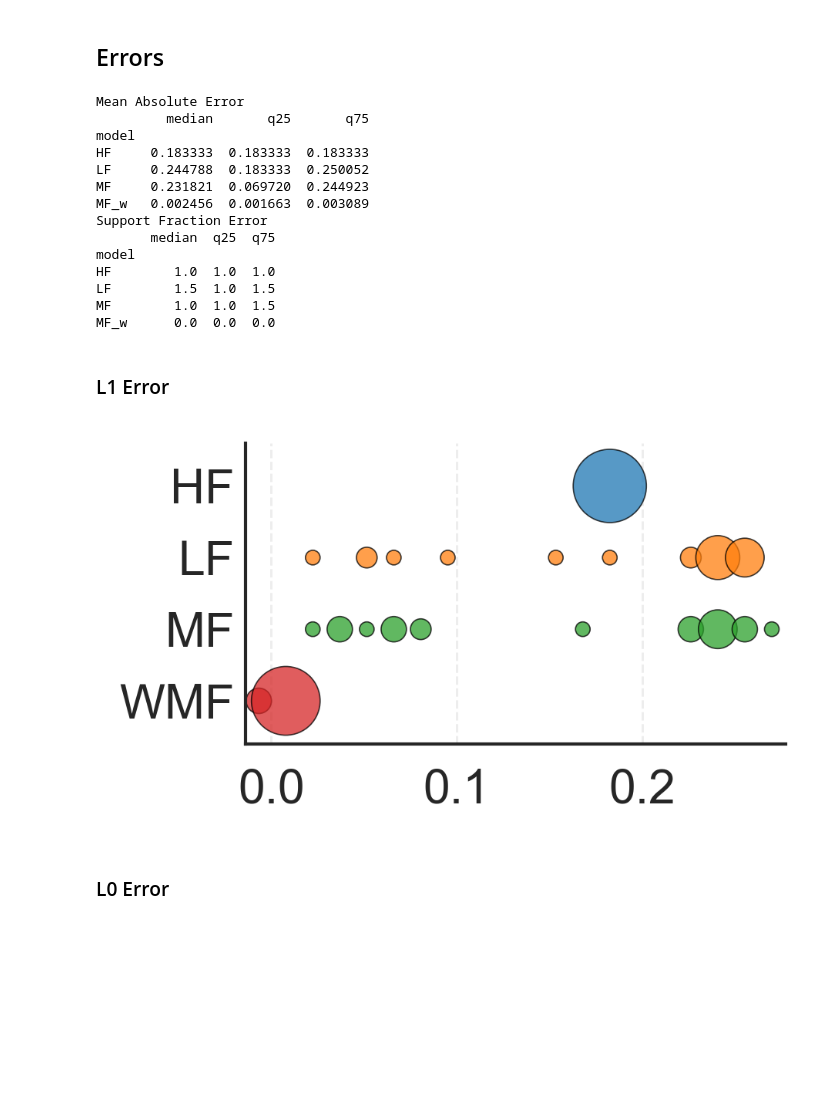
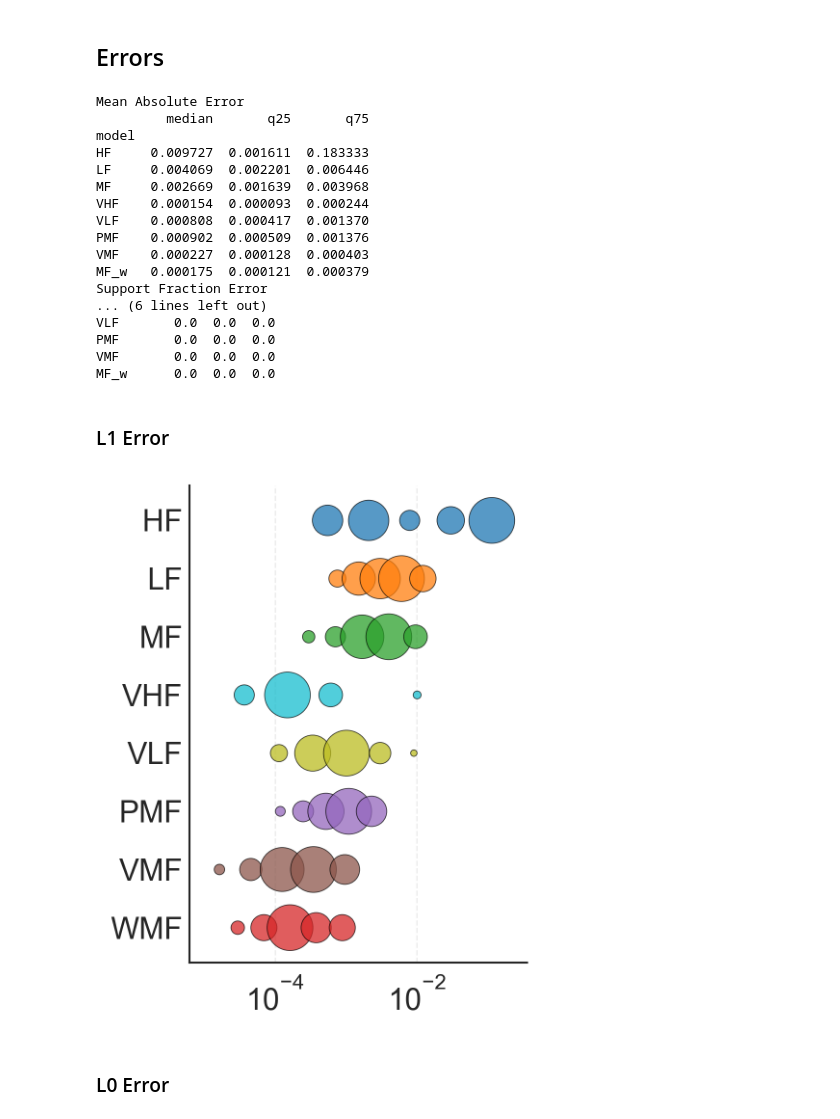
Before and after one commit to filippozacchei/MFSindy, a Jupyter notebook: examples/burgers/part1.ipynb, the cells around one changed output. Cells and saved outputs as stored; diff of their text form; code cells hidden in the pictures; blank space fills up the shorter version.

```diff
--- a/examples/burgers/part1.ipynb
+++ b/examples/burgers/part1.ipynb
@@ -39,7 +39,7 @@ elif not RESULTS_DIR.is_dir():
 MODELS = ["HF", "LF", "MF", "VHF", "VLF", "PMF", "VMF", "MF_w"]
 PLOT_ORDER = ["MF_w", "VMF", "PMF", "VLF", "VHF", "MF", "HF", "LF"]
 cfg = BurgersMultiTrajectoryGLSConfig(
-    n_runs=25,
+    n_runs=100,
     n_lf=10,
     n_hf=1,
     p=2,
@@ -303,39 +331,42 @@ print(l0_summary)
 Mean Absolute Error
          median       q25       q75
 model
-HF     0.183333  0.183333  0.183333
-LF     0.244788  0.183333  0.250052
-MF     0.231821  0.069720  0.244923
-MF_w   0.002456  0.001663  0.003089
+HF     0.009727  0.001611  0.183333
+LF     0.004069  0.002201  0.006446
+MF     0.002669  0.001639  0.003968
+VHF    0.000154  0.000093  0.000244
+VLF    0.000808  0.000417  0.001370
+PMF    0.000902  0.000509  0.001376
+VMF    0.000227  0.000128  0.000403
+MF_w   0.000175  0.000121  0.000379
 Support Fraction Error
-       median  q25  q75
-model
-HF        1.0  1.0  1.0
-LF        1.5  1.0  1.5
-MF        1.0  1.0  1.5
+... (6 lines left out)
+VLF       0.0  0.0  0.0
+PMF       0.0  0.0  0.0
+VMF       0.0  0.0  0.0
 MF_w      0.0  0.0  0.0
 # %% [markdown]
 ### L1 Error
 # %%
 method_colors = {m: COLORS_MODELS.get(m, "tab:gray") for m in MODELS}
 models = MODELS[::-1]
 labels = models.copy()
 labels[0] = "WMF"
 # Each row is binned over its own values, so a rung whose errors are orders of
 # magnitude smaller is resolved rather than collapsing into the first bin of a
 # range set by the worst rung. The axis is logarithmic for the same reason; the
 # limits are left to the function, since an additive pad can cross zero there.
 bubble_hist(
     errors_dict=mae_errors,
-    n_bins=25,
+    n_bins=5,
     log_x=True,
     models_order=models,
     colors=method_colors,
     labels=labels,
     save_path="results/l1_1",
 )
 # %% [output]
-[figure, old version]
+[figure, new version]
 # %% [markdown]
 ### L0 Error
 # %%
```
Also changed, not shown: parts of 5 cells of this notebook, 8 other files.
